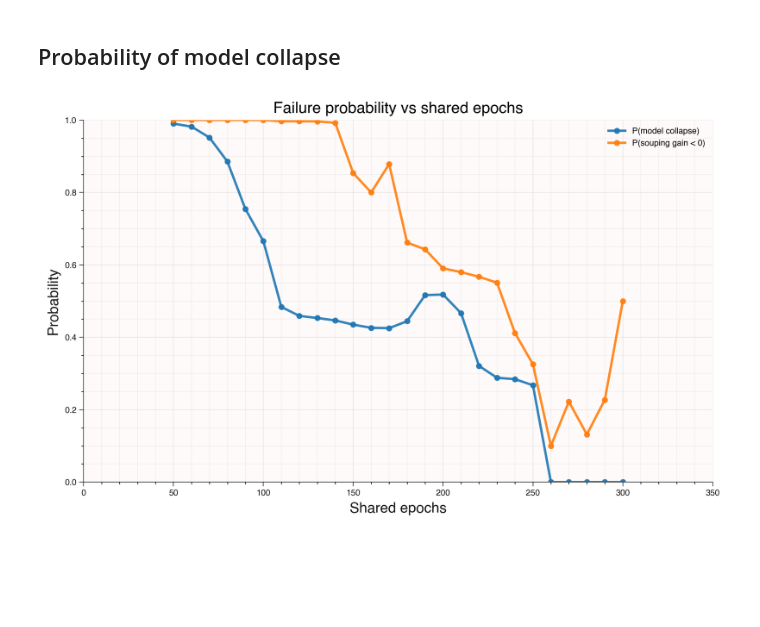
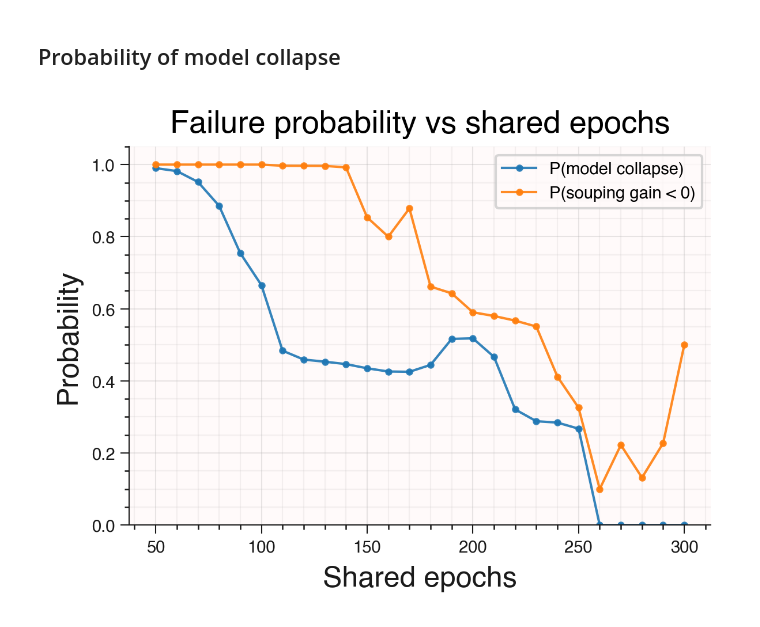
Before and after one commit to chipnbits/too-salty, a Jupyter notebook: notebooks/1. Shared Epochs.ipynb, the cells around one changed output. Saved outputs shown, nothing was run; the diff lists cells and outputs as text; code cells hidden in the pictures; blank space fills up the shorter version.

```diff
--- a/notebooks/1. Shared Epochs.ipynb
+++ b/notebooks/1. Shared Epochs.ipynb
@@ -141,5 +141,7 @@ plt.show()
 # %% [markdown]
 ## Conditional expected souping performance +ve/-ve
+# %%
+soups["soup_gain_acc"] = soups["clean_accuracy"] - soups[["clean_accuracy_a", "clean_accuracy_b"]].max(axis=1)
 # %%
 three_df = (
     soups
@@ -214,41 +216,41 @@ prob_df = (
     .reset_index()
 )
 # %%
-fig, ax = plt.subplots(figsize=(8, 5))
+fig, ax = plt.subplots()
 
 ax.plot(
     prob_df['shared_epochs'],
     prob_df['p_collapse'],
     marker='o',
-    markersize=4,
-    linewidth=2,
+    markersize=2,
+    linewidth=1,
     alpha=0.9,
     label='P(model collapse)'
 )
 
 ax.plot(
     prob_df['shared_epochs'],
     prob_df['p_neg_gain'],
     marker='o',
-    markersize=4,
-    linewidth=2,
+    markersize=2,
+    linewidth=1,
     alpha=0.9,
     label='P(souping gain < 0)'
 )
 
 ax.set_xlabel('Shared epochs', fontsize=12)
 ax.set_ylabel('Probability', fontsize=12)
 ax.set_title('Failure probability vs shared epochs', fontsize=13)
 
-ax.set_ylim(0, 1)
+ax.set_ylim(0, 1.05)
 
 ax.grid(True, which='major', alpha=0.3)
 ax.minorticks_on()
 ax.grid(True, which='minor', alpha=0.15)
 
-ax.legend(frameon=False)
+ax.legend()
 
 plt.tight_layout()
 plt.show()
 # %% [output]
-[figure, old version]
+[figure, new version]
```
Also changed, not shown: parts of 5 cells of this notebook, 8 other files.
